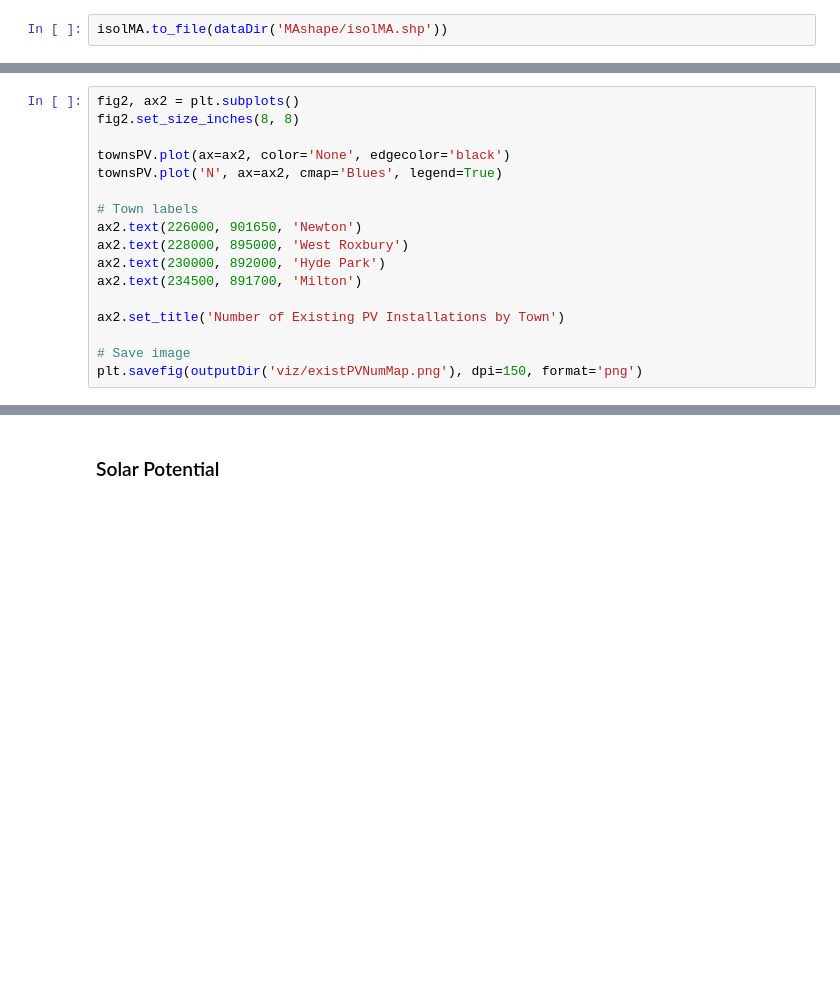
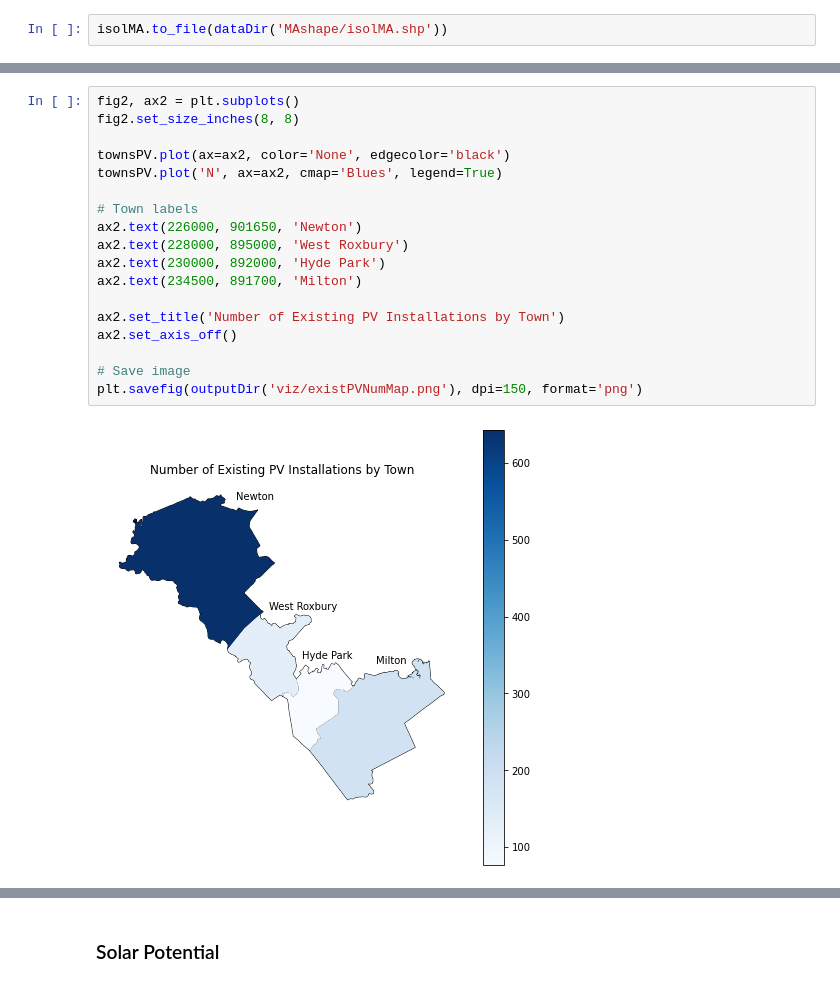
Before and after one commit to ghostpress/ma-solar, a Jupyter notebook: code/initViz.ipynb, the cells around one changed output, grey strips where cells are left out. Cells and saved outputs as stored; diff of their text form; blank space fills up the shorter version.

```diff
--- a/code/initViz.ipynb
+++ b/code/initViz.ipynb
@@ -454,20 +433,23 @@ townsPV
 # %%
 fig2, ax2 = plt.subplots()
 fig2.set_size_inches(8, 8)
 
 townsPV.plot(ax=ax2, color='None', edgecolor='black')
 townsPV.plot('N', ax=ax2, cmap='Blues', legend=True)
 
 # Town labels
 ax2.text(226000, 901650, 'Newton')
 ax2.text(228000, 895000, 'West Roxbury')
 ax2.text(230000, 892000, 'Hyde Park')
 ax2.text(234500, 891700, 'Milton')
 
 ax2.set_title('Number of Existing PV Installations by Town')
+ax2.set_axis_off()
 
 # Save image
 plt.savefig(outputDir('viz/existPVNumMap.png'), dpi=150, format='png')
+# %% [output]
+[figure, added]
 # %%
 fig3, ax3 = plt.subplots()
 fig3.set_size_inches(8, 8)
```
Also changed, not shown: parts of 32 cells of this notebook.
